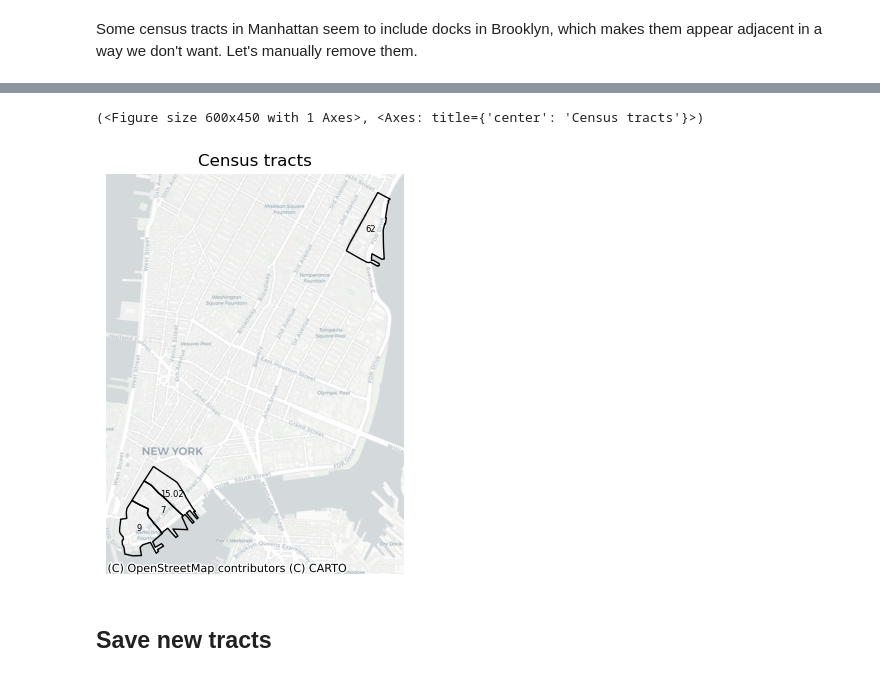
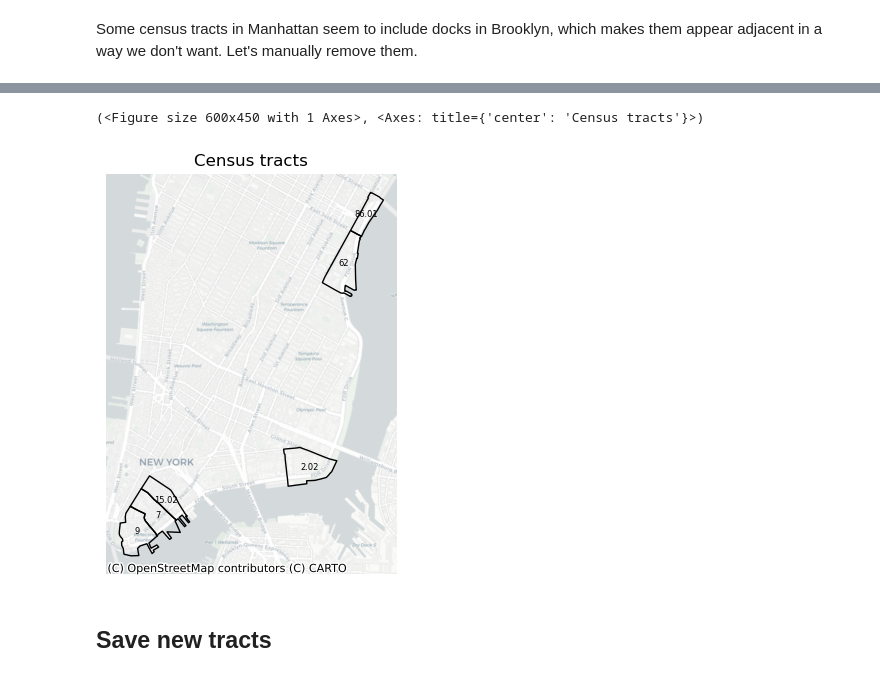
Before and after one commit to dylan-j-young/nyc-community-clustering, a Jupyter notebook: notebooks/00_preprocessing.ipynb, the cells around one changed output, grey strips where cells are left out. Cells and saved outputs as stored; diff of their text form; code cells hidden in the pictures.

```diff
--- a/notebooks/00_preprocessing.ipynb
+++ b/notebooks/00_preprocessing.ipynb
@@ -170,7 +171,7 @@ for col in ["medianhouseholdincome", "medianhomevalue", "medianrent"]:
 Some census tracts in Manhattan seem to include docks in Brooklyn, which makes them appear adjacent in a way we don't want. Let's manually remove them.
 # %%
 # -- Identify and plot these tracts --
-dock_tract_ids = ["36061" + s for s in ["000900","000700","001502","006200"]]
+dock_tract_ids = ["36061" + s for s in ["000900","000700","001502","000202","006200","008601"]]
 dock_tracts = tracts_highpop.loc[dock_tract_ids]
 
 plotting.plot_tracts(dock_tracts)
@@ -195,14 +200,14 @@ GEOID
 dtype: float64
 # %%
 # -- Replace original tracts with clipped ones --
-dock_tracts_clipped = dock_tracts.explode().iloc[[0,3,5,7]]
+dock_tracts_clipped = dock_tracts.explode().iloc[[0,3,5,7,9,11]]
 dock_tracts_clipped = dock_tracts_clipped.to_crs(config.WGS84_EPSG)
 for id in dock_tract_ids:
     tracts_highpop.loc[id] = dock_tracts_clipped.loc[id]
 plotting.plot_tracts(tracts_highpop.loc[dock_tract_ids])
 # %% [output]
 (<Figure size 600x450 with 1 Axes>, <Axes: title={'center': 'Census tracts'}>)
-[figure, old version]
+[figure, new version]
 # %% [markdown]
 ## Save new tracts
 # %%
```
Also changed, not shown: parts of 6 cells of this notebook, 1 other file.
